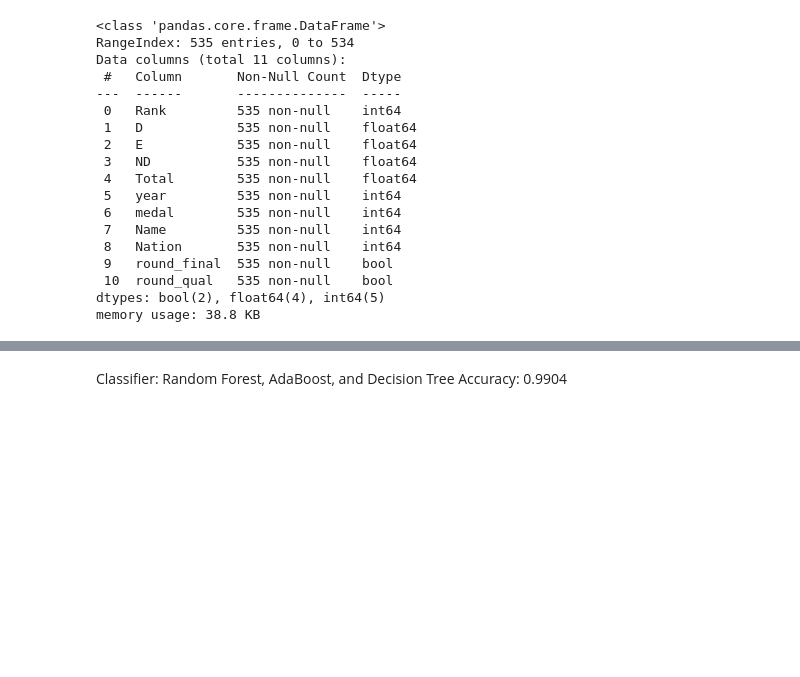
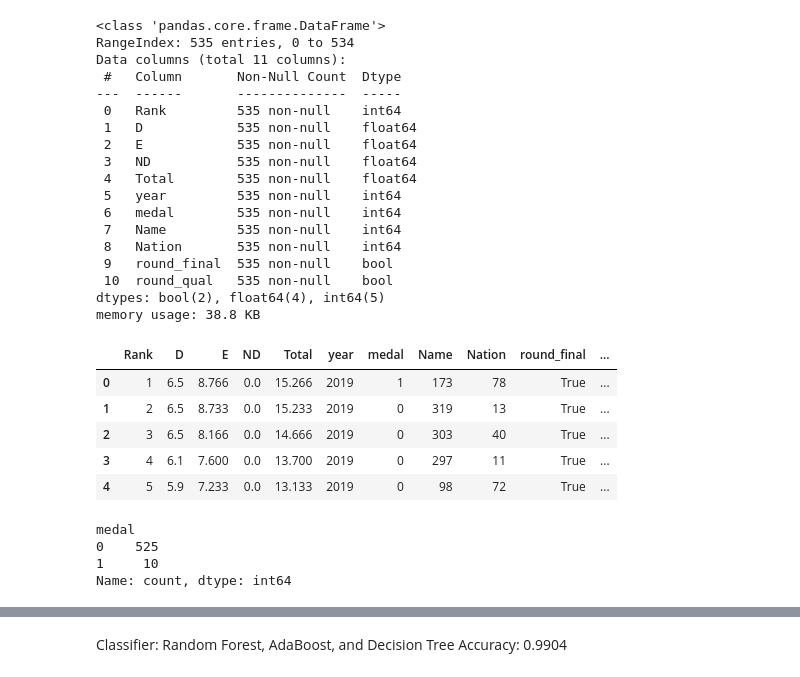
Before and after one commit to RyanTal/Data_Mining, a Jupyter notebook: modeling/men/ph.ipynb, the cells around one changed output, grey strips where cells are left out. Saved outputs shown, nothing was run; the diff lists cells and outputs as text; code cells hidden in the pictures; blank space fills up the shorter version.

```diff
--- a/modeling/men/ph.ipynb
+++ b/modeling/men/ph.ipynb
@@ -53,4 +58,20 @@ Data columns (total 11 columns):
  10  round_qual   535 non-null    bool
 dtypes: bool(2), float64(4), int64(5)
 memory usage: 38.8 KB
+# %%
+df.head()
+# %% [output]
+|  | Rank | D | E | ND | Total | year | medal | Name | Nation | round_final | ... |
+| 0 | 1 | 6.5 | 8.766 | 0.0 | 15.266 | 2019 | 1 | 173 | 78 | True | ... |
+| 1 | 2 | 6.5 | 8.733 | 0.0 | 15.233 | 2019 | 0 | 319 | 13 | True | ... |
+| 2 | 3 | 6.5 | 8.166 | 0.0 | 14.666 | 2019 | 0 | 303 | 40 | True | ... |
+| 3 | 4 | 6.1 | 7.600 | 0.0 | 13.700 | 2019 | 0 | 297 | 11 | True | ... |
+| 4 | 5 | 5.9 | 7.233 | 0.0 | 13.133 | 2019 | 0 | 98 | 72 | True | ... |
+# %%
+df['medal'].value_counts()
+# %% [output]
+medal
+0    525
+1     10
+Name: count, dtype: int64
 # %%
```
Also changed, not shown: parts of 10 cells of this notebook, 27 other files.
